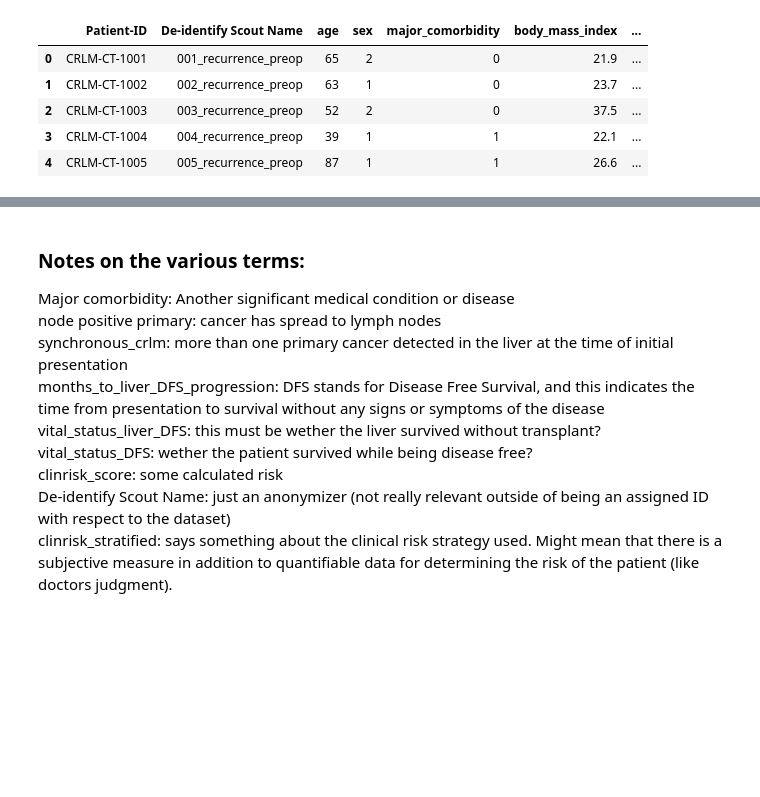
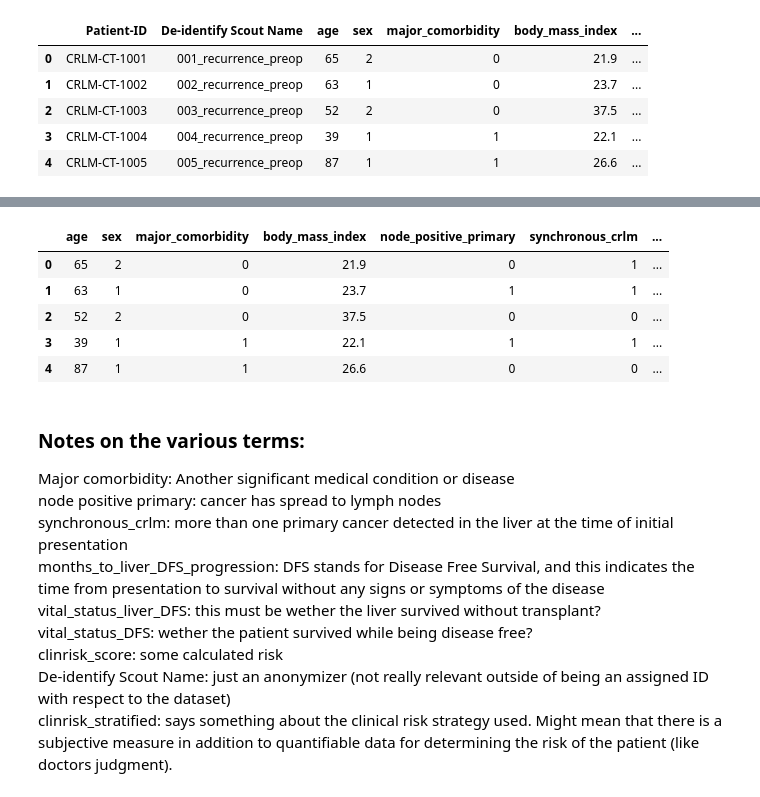
Before and after one commit to andersvestengen/Phd-interview-project, a Jupyter notebook: Project_folder/testbed.ipynb, the cells around one changed output, grey strips where cells are left out. Cells and saved outputs as stored; diff of their text form; code cells hidden in the pictures; blank space fills up the shorter version.

```diff
--- a/Project_folder/testbed.ipynb
+++ b/Project_folder/testbed.ipynb
@@ -16,3 +45,14 @@ data.head()
+# %%
+data.drop(columns=["Patient-ID", "De-identify Scout Name", "months_to_DFS_progression", "vital_status_DFS", "months_to_liver_DFS_progression", "vital_status_liver_DFS", "relevant_notes"], inplace=True)
+data.head()
+#Now vital status will be the relevant event. 1 is the event (dead), and 0 is alive (censored).
+# %% [output]
+|  | age | sex | major_comorbidity | body_mass_index | node_positive_primary | synchronous_crlm | ... |
+| 0 | 65 | 2 | 0 | 21.9 | 0 | 1 | ... |
+| 1 | 63 | 1 | 0 | 23.7 | 1 | 1 | ... |
+| 2 | 52 | 2 | 0 | 37.5 | 0 | 0 | ... |
+| 3 | 39 | 1 | 1 | 22.1 | 1 | 1 | ... |
+| 4 | 87 | 1 | 1 | 26.6 | 0 | 0 | ... |
 # %% [markdown]
 ### Notes on the various terms:
 Major comorbidity: Another significant medical condition or disease
```
Also changed, not shown: parts of 9 cells of this notebook, 3 other files.
